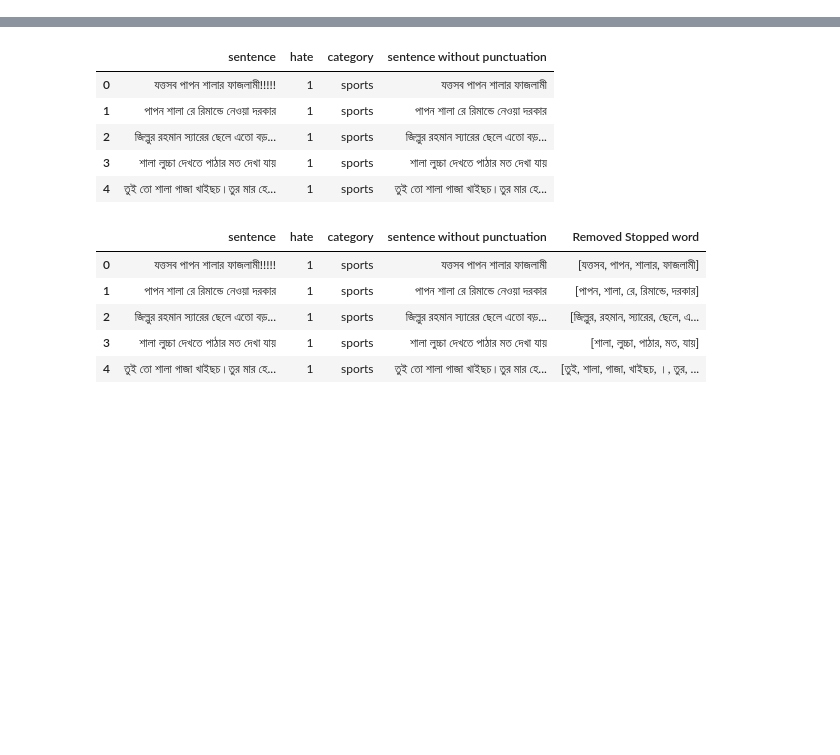
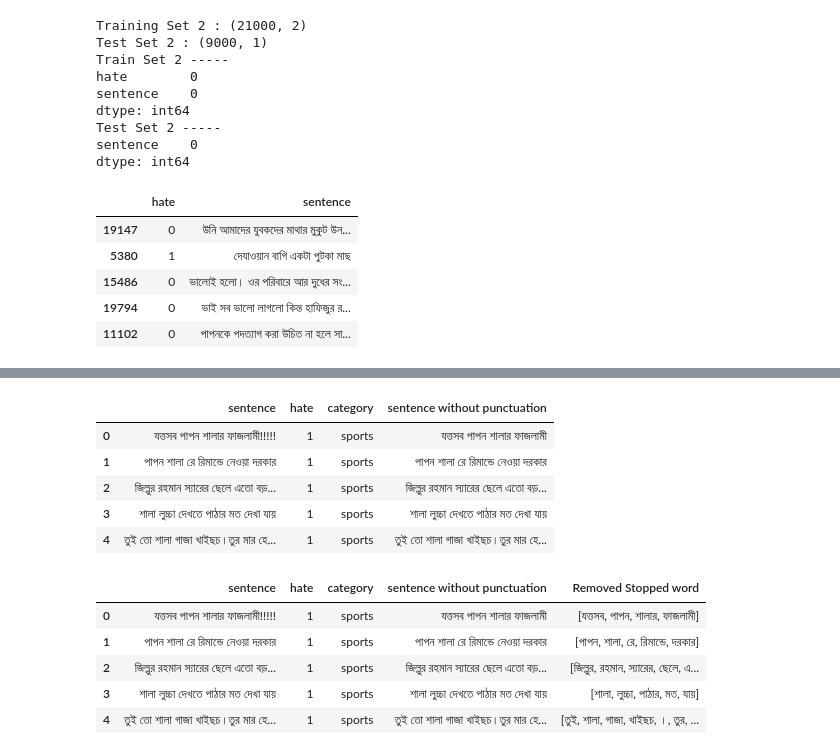
Before and after one commit to FarhanTahmid/CyberBullying-Detection-Prevention-Counseling-System, a Jupyter notebook: Machine Learning Models/Deep learning-Sequential-Model.ipynb, the cells around one changed output, grey strips where cells are left out. Cells and saved outputs as stored; diff of their text form; code cells hidden in the pictures; blank space fills up the shorter version.

```diff
--- a/Machine Learning Models/Deep learning-Sequential-Model.ipynb
+++ b/Machine Learning Models/Deep learning-Sequential-Model.ipynb
@@ -21,0 +29,29 @@ df = pd.read_csv("Bengali hate speech.csv")
+# %%
+train2, test2 = train_test_split(df, test_size=0.3,random_state=10, shuffle=True)
+
+train2 = train2[['hate','sentence']]
+test2 = test2[['sentence']]
+
+print("Training Set 2 :"% train2.columns, train2.shape)
+print("Test Set 2 :"% test2.columns, test2.shape)
+print('Train Set 2 -----')
+print(train2.isnull().sum())
+print('Test Set 2 -----')
+print(test2.isnull().sum())
+train2.head()
+# %% [output]
+Training Set 2 : (21000, 2)
+Test Set 2 : (9000, 1)
+Train Set 2 -----
+hate        0
+sentence    0
+dtype: int64
+Test Set 2 -----
+sentence    0
+dtype: int64
+|  | hate | sentence |
+| 19147 | 0 | উনি আমাদের যুবকদের মাথার মুকুট উন... |
+| 5380 | 1 | দেযাওয়ান বাগি একটা পুটকা মাছ |
+| 15486 | 0 | ভালোই হলো। ওর পরিবারে আর দুধের সং... |
+| 19794 | 0 | ভাই সব ভালো লাগলো কিন্ত হাফিজুর র... |
+| 11102 | 0 | পাপনকে পদত্যাগ করা উচিত না হলে সা... |
```
Also changed, not shown: parts of 14 cells of this notebook, 8 other files.
